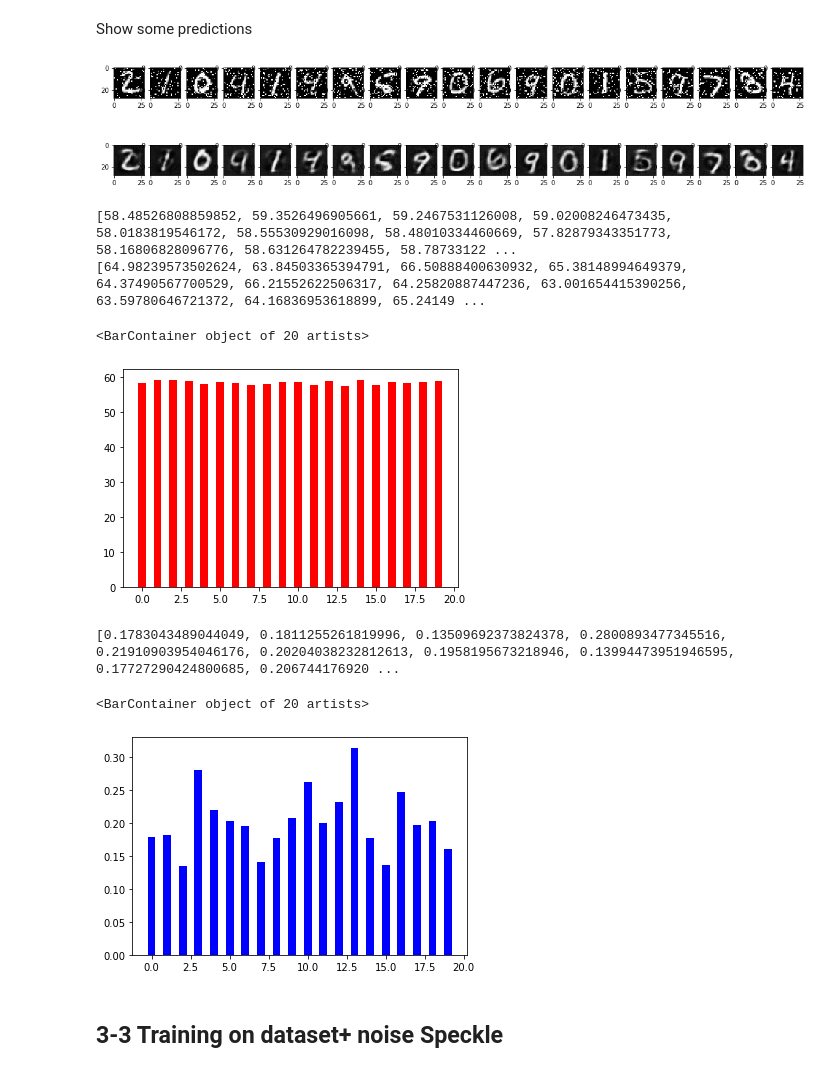
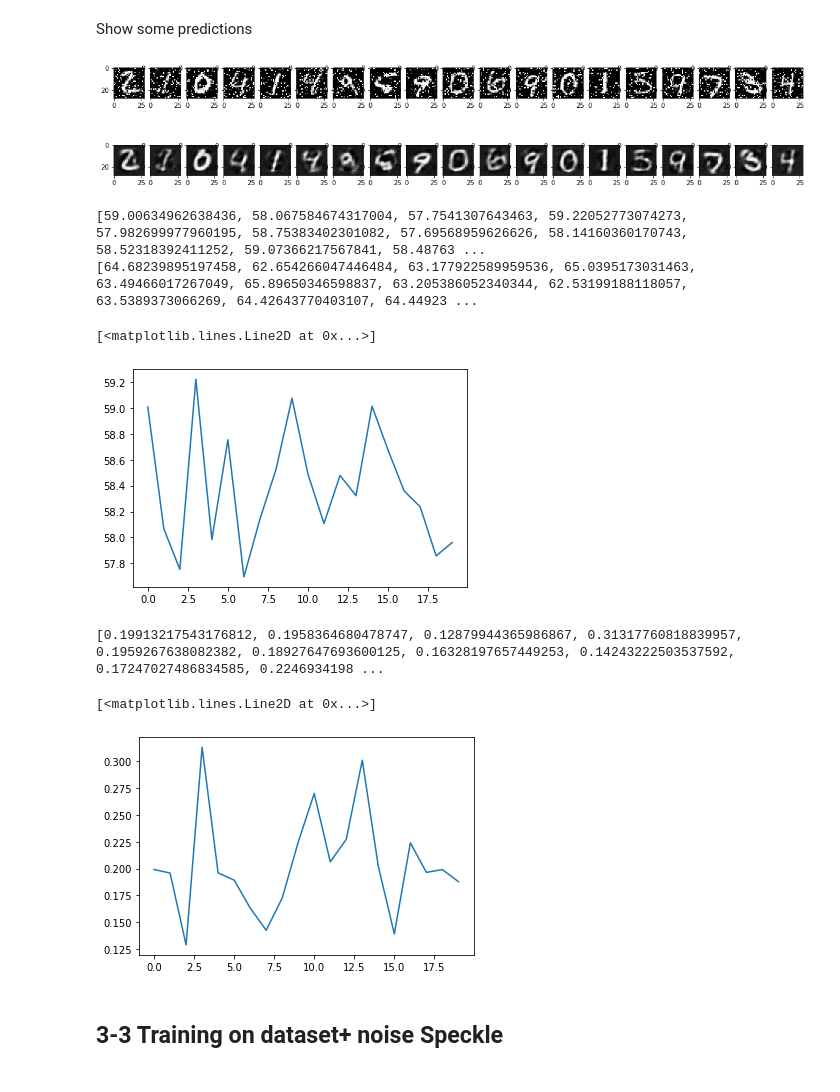
Before and after one commit to ecsquare/Deep-Compression-with-autoencoder, a Jupyter notebook: Compression_with_autoencoder.ipynb, the cells around one changed output. Cells and saved outputs as stored; diff of their text form; code cells hidden in the pictures.

```diff
--- a/Compression_with_autoencoder.ipynb
+++ b/Compression_with_autoencoder.ipynb
@@ -217,7 +221,7 @@ autoencoder.load_weights('/content/gdrive/My Drive/Colab Notebooks/checks_autoen
 # %% [markdown]
 Show some predictions
 # %%
-decoded_imgs1 = autoencoder.predict(X_test_salt_pepper)
+decoded_imgs_salt = autoencoder.predict(X_test_salt_pepper)
 n = 20
 plt.figure(figsize=(20, 4))
 for i in range(1,n):
@@ -228,40 +232,40 @@ for i in range(1,n):
 
     # display reconstruction
     ax = plt.subplot(2, n, i + n)
-    plt.imshow(decoded_imgs1[i].reshape(28, 28), cmap=plt.get_cmap('gray'), vmin=0, vmax=1)
+    plt.imshow(decoded_imgs_salt[i].reshape(28, 28), cmap=plt.get_cmap('gray'), vmin=0, vmax=1)
 
 plt.show()
 # %% [output]
-[figure, old version]
+[figure, new version]
 # %%
 d2=[]
 for i in range(20):
-    d2.append(psnr(X_test_salt_pepper[i],decoded_imgs1[i]))
+    d2.append(psnr(X_test_salt_pepper[i],decoded_imgs_salt[i]))
 print(d2)
 d22=[]
 for i in range(20):
-    d22.append(psnr(X_test[i],decoded_imgs1[i]))
+    d22.append(psnr(X_test[i],decoded_imgs_salt[i]))
 print(d22)
 
-plt.bar(range(20),d2, width = 0.5, color = 'red')
+plt.plot(d2)
 # %% [output]
-[58.48526808859852, 59.3526496905661, 59.2467531126008, 59.02008246473435, 58.0183819546172, 58.55530929016098, 58.48010334460669, 57.82879343351773, 58.16806828096776, 58.631264782239455, 58.78733122 ...
-[64.98239573502624, 63.84503365394791, 66.50888400630932, 65.38148994649379, 64.37490567700529, 66.21552622506317, 64.25820887447236, 63.001654415390256, 63.59780646721372, 64.16836953618899, 65.24149 ...
+[59.00634962638436, 58.067584674317004, 57.7541307643463, 59.22052773074273, 57.982699977960195, 58.75383402301082, 57.69568959626626, 58.14160360170743, 58.52318392411252, 59.07366217567841, 58.48763 ...
+[64.68239895197458, 62.654266047446484, 63.177922589959536, 65.0395173031463, 63.49466017267049, 65.89650346598837, 63.205386052340344, 62.53199188118057, 63.5389373066269, 64.42643770403107, 64.44923 ...
-<BarContainer object of 20 artists>
+[<matplotlib.lines.Line2D at 0x...>]
-[figure, old version]
+[figure, new version]
 # %%
 s2=[]
 for i in range(20):
     img1=X_test_salt_pepper[i]
-    image=decoded_imgs1[i]
+    image=decoded_imgs_salt[i]
     ss=ssim(img1,image, data=img1.max()-image.min())
     s2.append(ss)
 print(s2)
-plt.bar(range(20),s2, width = 0.5, color = 'Blue')
+plt.plot(s2)
 # %% [output]
-[0.1783043489044049, 0.1811255261819996, 0.13509692373824378, 0.2800893477345516, 0.21910903954046176, 0.20204038232812613, 0.1958195673218946, 0.13994473951946595, 0.17727290424800685, 0.206744176920 ...
+[0.19913217543176812, 0.1958364680478747, 0.12879944365986867, 0.31317760818839957, 0.1959267638082382, 0.18927647693600125, 0.16328197657449253, 0.14243222503537592, 0.17247027486834585, 0.2246934198 ...
-<BarContainer object of 20 artists>
+[<matplotlib.lines.Line2D at 0x...>]
-[figure, old version]
+[figure, new version]
 # %% [markdown]
 <h2> 3-3 Training on dataset+ noise Speckle <h2>
 # %% [markdown]
```
Also changed, not shown: parts of 20 cells of this notebook.
